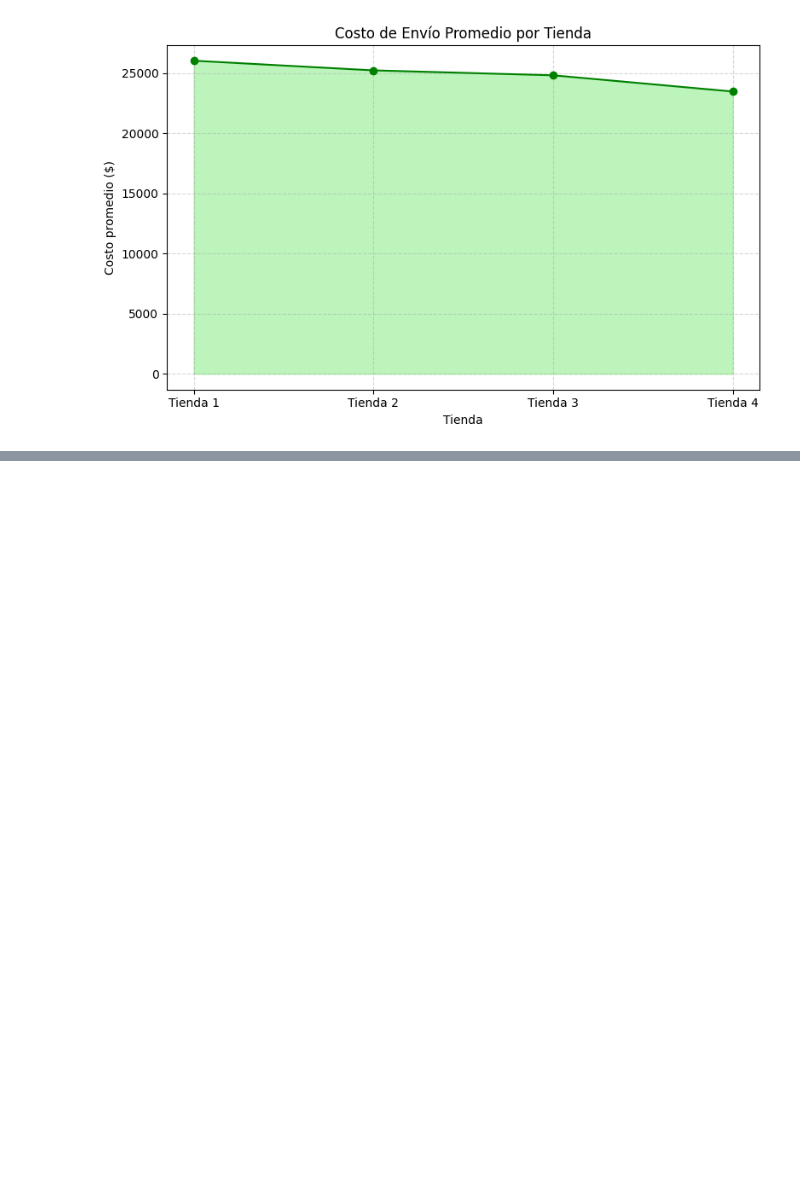
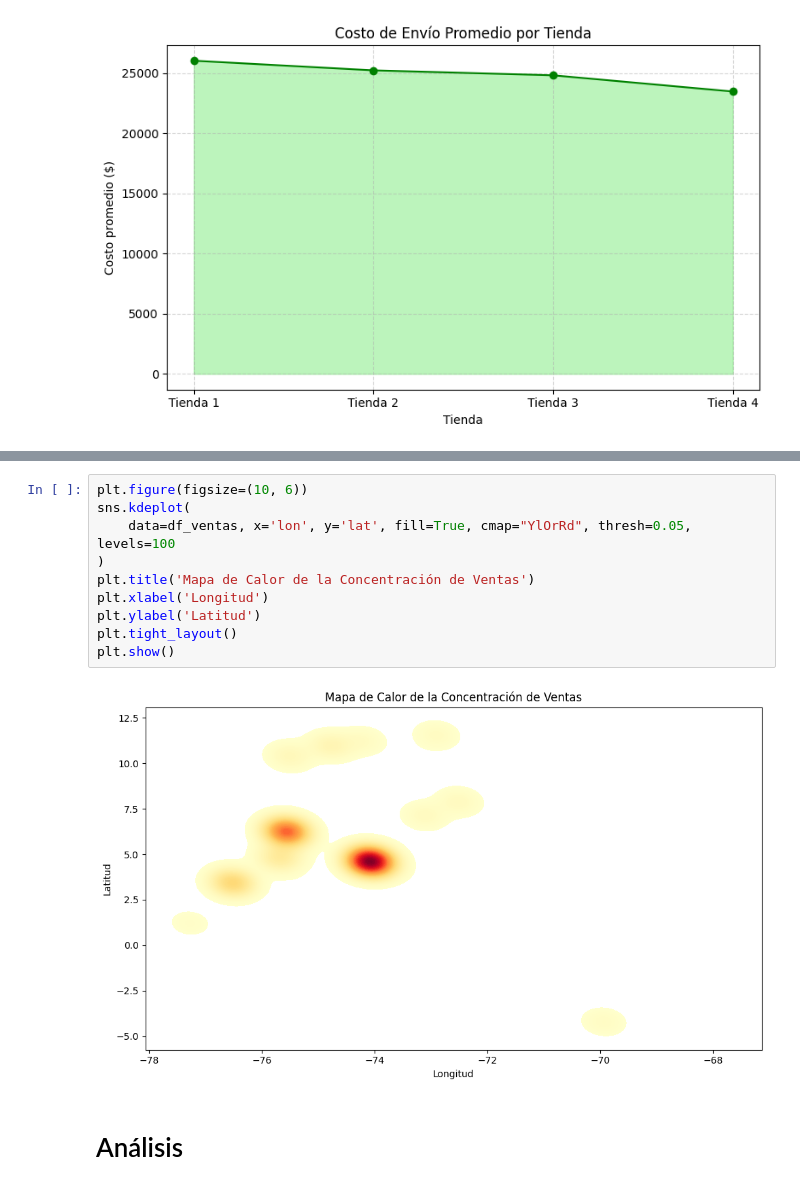
Before and after one commit to cfigueroa0115/DataScienceCF, a Jupyter notebook: AluraStoreLatam.ipynb, the cells around one changed output, grey strips where cells are left out. Saved outputs shown, nothing was run; the diff lists cells and outputs as text; blank space fills up the shorter version.

```diff
--- a/AluraStoreLatam.ipynb
+++ b/AluraStoreLatam.ipynb
@@ -378,0 +403,14 @@ plt.show()
+# %%
+plt.figure(figsize=(10, 6))
+sns.kdeplot(
+    data=df_ventas, x='lon', y='lat', fill=True, cmap="YlOrRd", thresh=0.05, levels=100
+)
+plt.title('Mapa de Calor de la Concentración de Ventas')
+plt.xlabel('Longitud')
+plt.ylabel('Latitud')
+plt.tight_layout()
+plt.show()
+# %% [output]
+[figure, added]
+# %% [markdown]
+# Análisis
```
Also changed, not shown: parts of 3 cells of this notebook.
